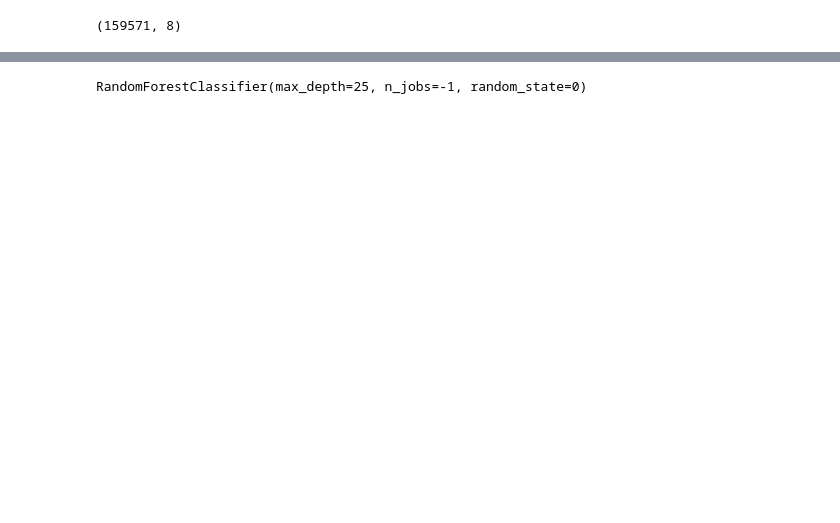
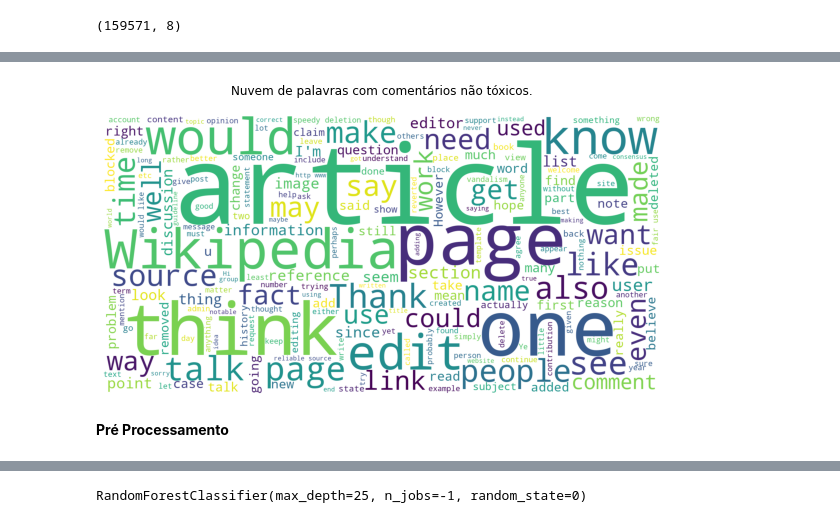
Before and after one commit to yanprada/MO444-discipline, a Jupyter notebook: trabalho_4/project_4_classificacao_binaria-checkpoint.ipynb, the cells around one changed output, grey strips where cells are left out. Cells and saved outputs as stored; diff of their text form; code cells hidden in the pictures; blank space fills up the shorter version.

```diff
--- a/trabalho_4/project_4_classificacao_binaria-checkpoint.ipynb
+++ b/trabalho_4/project_4_classificacao_binaria-checkpoint.ipynb
@@ -35,3 +73,9 @@ df_train.head()
+# %%
+plotar_worldcloud(df_train[df_train['toxic']==0],'não tóxicos')
+# %% [output]
+[figure, added]
+# %% [markdown]
+__Pré Processamento__
 # %%
 df_sample_0 = df_train[df_train['toxic']==0]
 df_sample_0 = df_sample_0.sample(n=15294)
```
Also changed, not shown: parts of 25 cells of this notebook.
